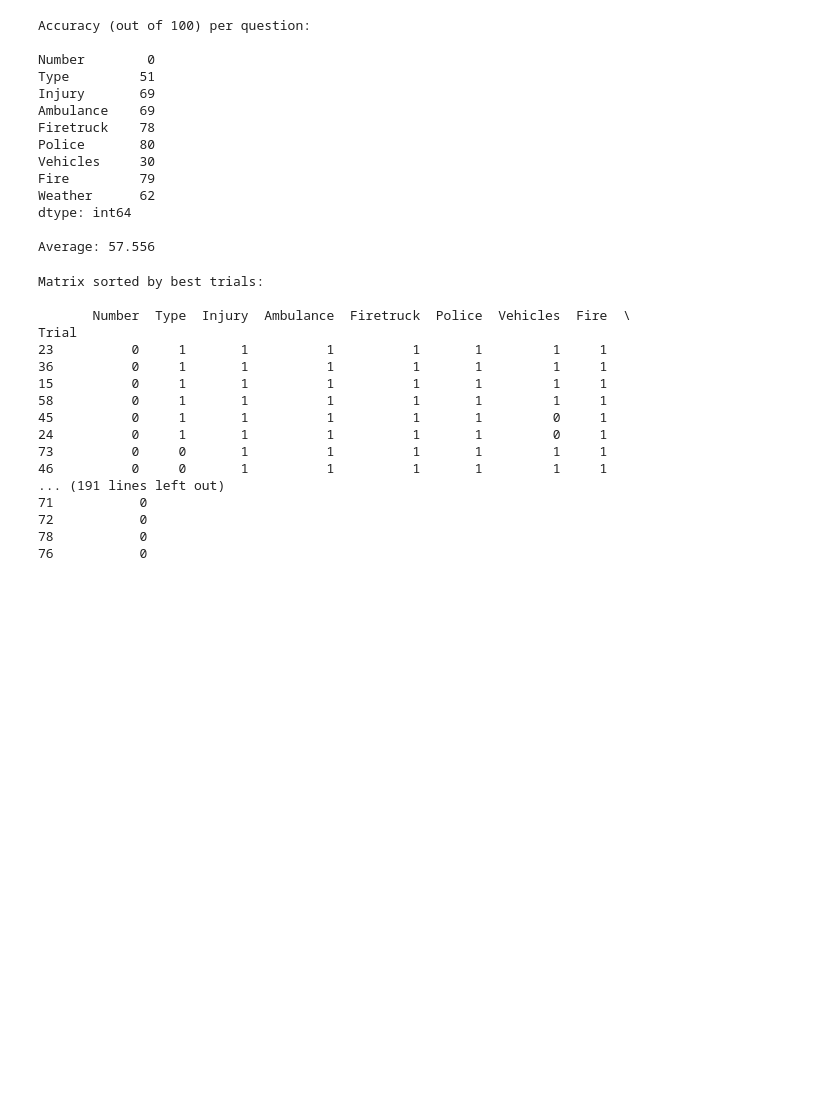
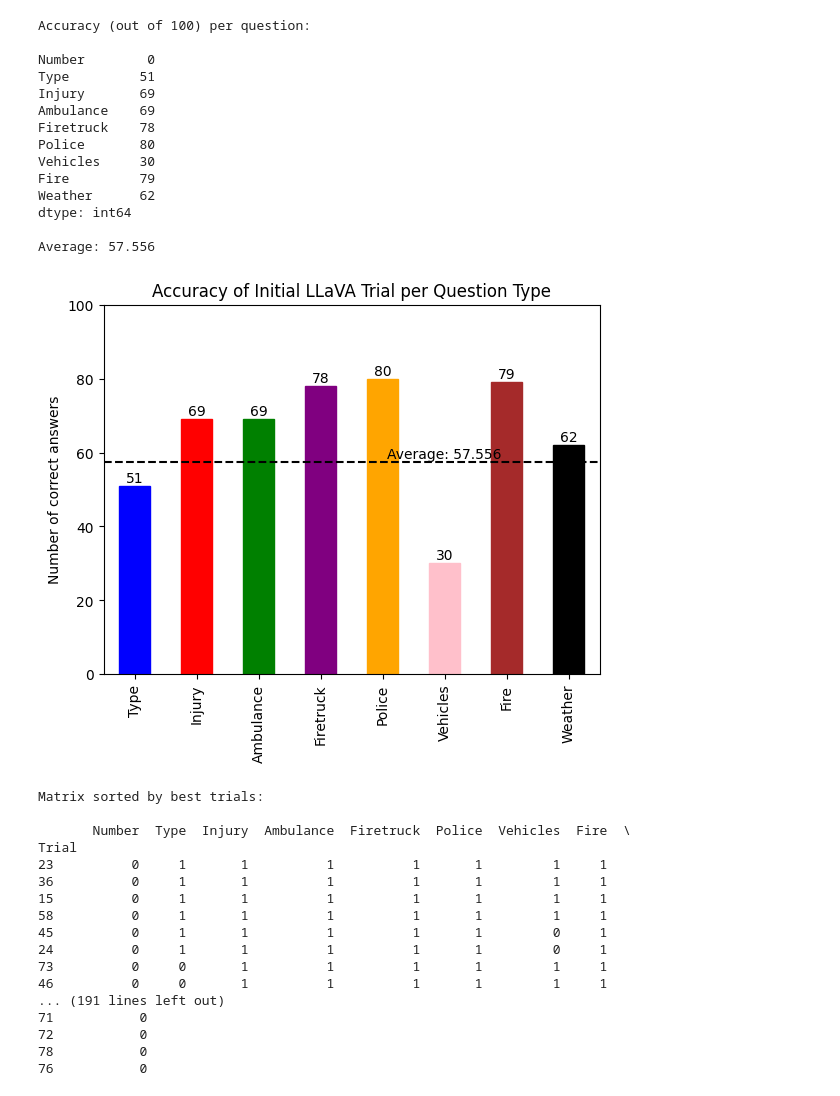
Before and after one commit to Silverasdf/extracted_frames_sheets, a Jupyter notebook: accuracymatrices.ipynb, the cells around one changed output. Drawn from its saved outputs; the diff is of its cells as text; code cells hidden in the pictures; blank space fills up the shorter version.

Commit message:
Added presentation graphs

```diff
--- a/accuracymatrices.ipynb
+++ b/accuracymatrices.ipynb
@@ -47,6 +47,33 @@ Weather      62
 dtype: int64
 
 Average: 57.556
+# %%
+# Make a bar graph of the accuracy per question
+df.drop(columns=['Number']).sum(axis=0).plot(kind='bar', title='Accuracy of Initial LLaVA Trial per Question Type', ylabel='Number of correct answers')
+
+#Draw a line at the average, label it above the line
+plt.axhline(y=df.sum(axis=0).mean(), color='black', linestyle='--')
+
+#Add labels to the bars
+for i, v in enumerate(df.drop(columns=['Number']).sum(axis=0).iteritems()):
+    plt.text(i, v[1] + 1, str(v[1]), color='black', ha='center')
+
+#Add label to the average line
+plt.text(5, df.sum(axis=0).mean() + 1, f"Average: {df.sum(axis=0).mean():.3f}", color='black', ha='center')
+
+plt.ylim(0, 100)
+#Add different colors to the bars
+colors = ['blue', 'red', 'green', 'purple', 'orange', 'pink', 'brown', 'black', 'yellow', 'gray']
+for i, bar in enumerate(plt.gca().patches):
+    bar.set_color(colors[i])
+
+#Plot
+
+
+#Save the graph, don't have cutoff
+plt.savefig('outputs/images/accuracy_per_question_type.png', bbox_inches='tight')
+# %% [output]
+[figure, added]
 # %%
 #Sort the rows by number of 1's in the row
 df['sum'] = df.sum(axis=1)
```
Also changed, not shown: parts of 1 cell of this notebook, 5 other files.
